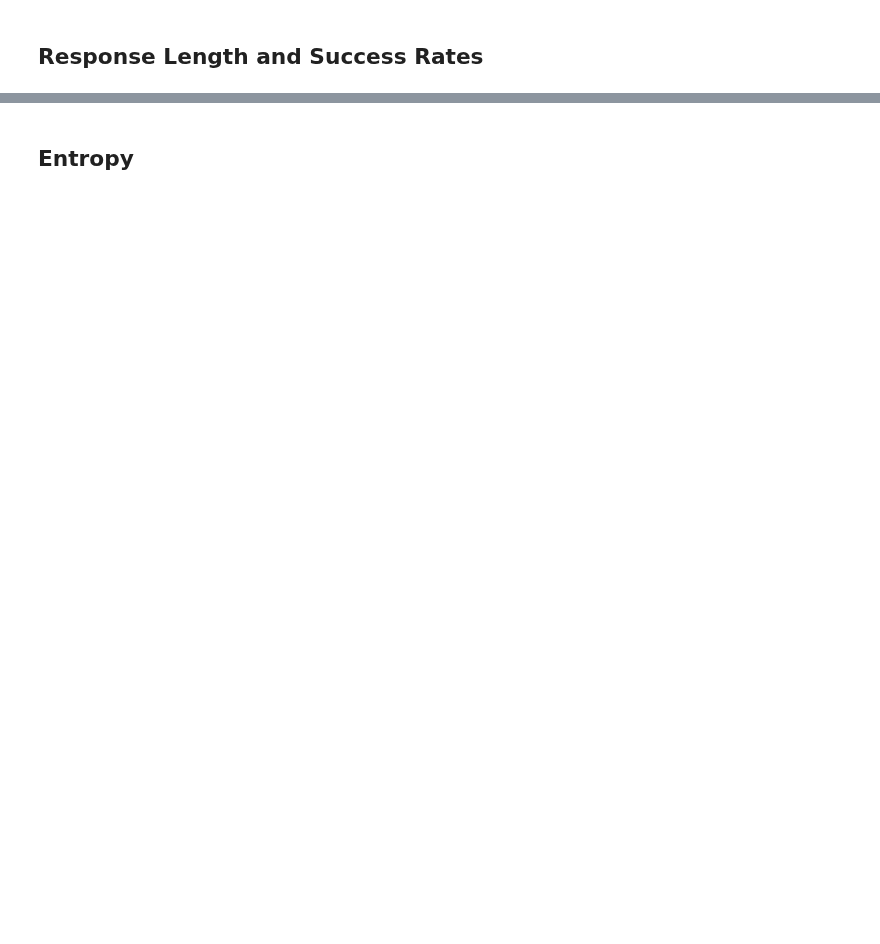
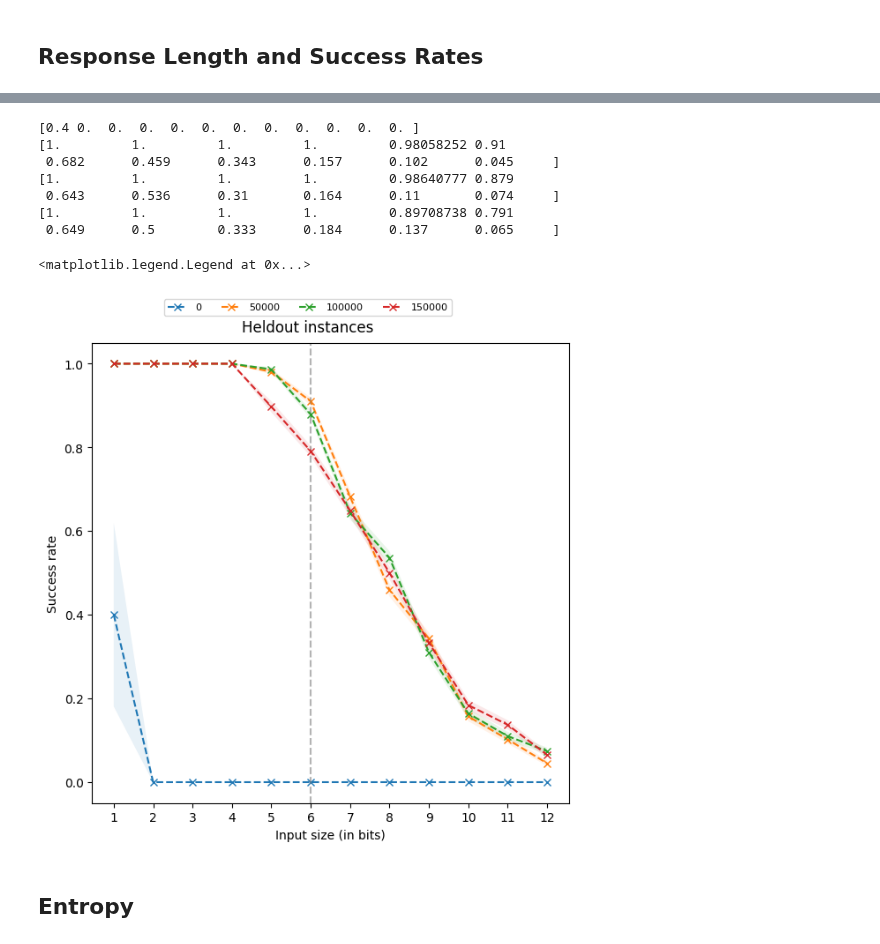
Before and after one commit to chanb/scaling_jax, a Jupyter notebook: src/evaluations/evaluate_addition.ipynb, the cells around one changed output, grey strips where cells are left out. Cells and saved outputs as stored; diff of their text form; code cells hidden in the pictures; blank space fills up the shorter version.

```diff
--- a/src/evaluations/evaluate_addition.ipynb
+++ b/src/evaluations/evaluate_addition.ipynb
@@ -530,10 +546,10 @@ fig.legend(
 # %%
 fig, ax = plt.subplots(1, 1, layout="constrained", figsize=(6, 6))
 
-skip_step = 5
+skip_step = 1
+checkpoints = None
 checkpoint_interval = config_dict["logging_config"]["checkpoint_interval"]
 last_checkpoint = max(list(all_res["metrics"].keys()))
-checkpoints = [0, 1, 3, 5]
 for checkpoint_i, curr_metric in all_res["metrics"].items():
     if checkpoints:
         if checkpoint_i not in checkpoints:
@@ -560,33 +576,43 @@ for checkpoint_i, curr_metric in all_res["metrics"].items():
     expected_successes = np.array(expected_successes)
 
     ax.axvline(np.ceil(np.log2(train_max_int)), linestyle="--", c="gray", alpha=0.2)
     print(expected_successes[:, 0])
     ax.plot(
         input_length_range,
         expected_successes[:, 0],
         marker="x",
         linestyle="--",
         label=f"{checkpoint_i * checkpoint_interval}",
     )
     ax.fill_between(
         input_length_range,
         expected_successes[:, 0] + expected_successes[:, 1],
         expected_successes[:, 0] - expected_successes[:, 1],
         alpha=0.1,
     )
     ax.set_xticks(input_length_range)
     ax.set_ylabel("Success rate")
     ax.set_xlabel("Input size (in bits)")
 
 fig.suptitle("Heldout instances")
 fig.legend(
     bbox_to_anchor=(0.0, 1.0, 1.0, 0.0),
     loc="lower center",
     ncols=7,
     borderaxespad=0.0,
     frameon=True,
     fontsize="8",
 )
+# %% [output]
+[0.4 0.  0.  0.  0.  0.  0.  0.  0.  0.  0.  0. ]
+[1.         1.         1.         1.         0.98058252 0.91
+ 0.682      0.459      0.343      0.157      0.102      0.045     ]
+[1.         1.         1.         1.         0.98640777 0.879
+ 0.643      0.536      0.31       0.164      0.11       0.074     ]
+[1.         1.         1.         1.         0.89708738 0.791
+ 0.649      0.5        0.333      0.184      0.137      0.065     ]
+<matplotlib.legend.Legend at 0x...>
+[figure, added]
 # %% [markdown]
 ## Entropy
 # %%
```
Also changed, not shown: parts of 8 cells of this notebook.
